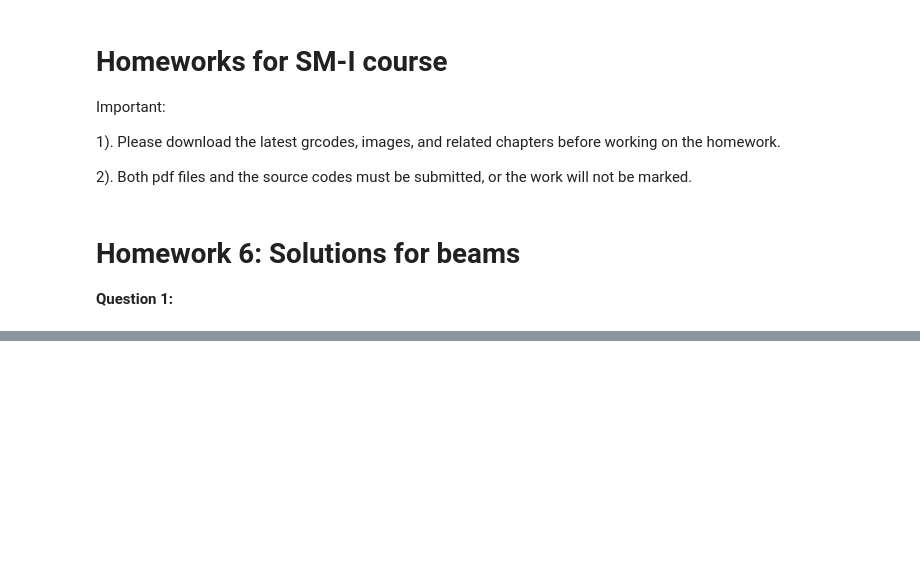
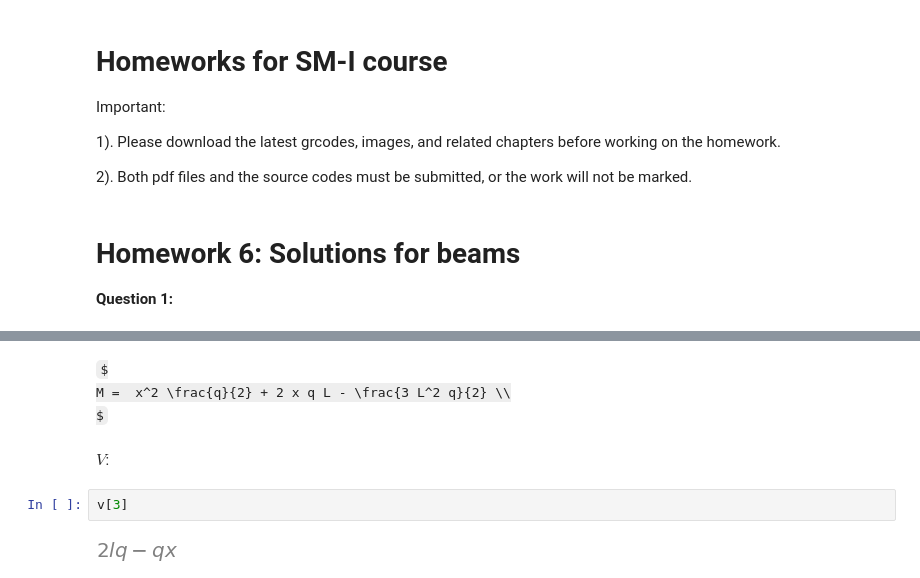
Before and after one commit to kavourbm/Solid-Mechanics-I, a Jupyter notebook: HW6.ipynb, the cells around one changed output, grey strips where cells are left out. Drawn from its saved outputs; the diff is of its cells as text; some formulas as TeX source; blank space fills up the shorter version.

```diff
--- a/HW6.ipynb
+++ b/HW6.ipynb
@@ -22,0 +191,10 @@ A cantilever beam of uniform cross-section, subjected to a distributed body-forc
+# %% [markdown]
+$
+M =  x^2 \frac{q}{2} + 2 x q L - \frac{3 L^2 q}{2} \\
+$
+# %% [markdown]
+$ V $:
+# %%
+v[3]
+# %% [output]
+[figure, added]
```
Also changed, not shown: parts of 71 cells of this notebook, 4 other files.
